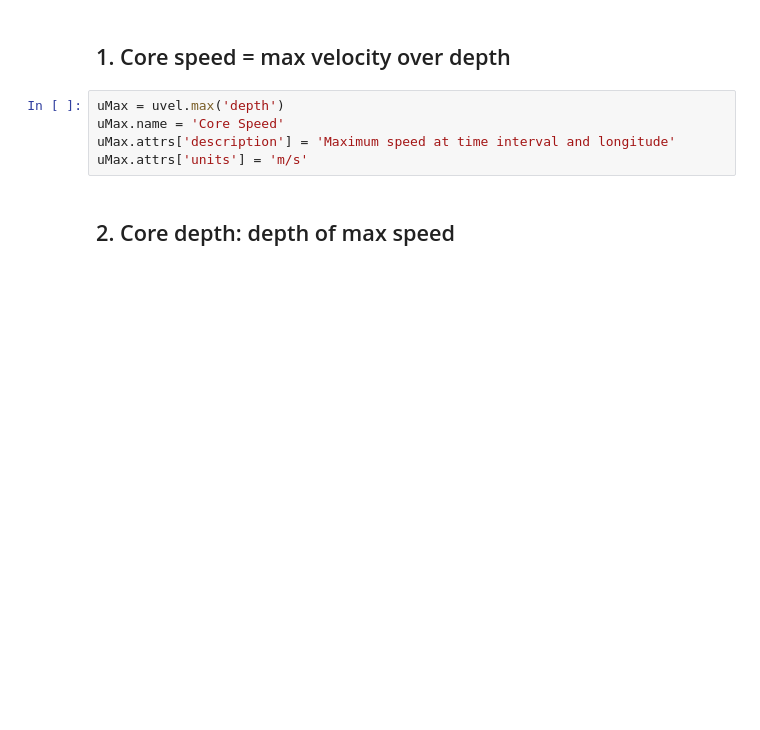
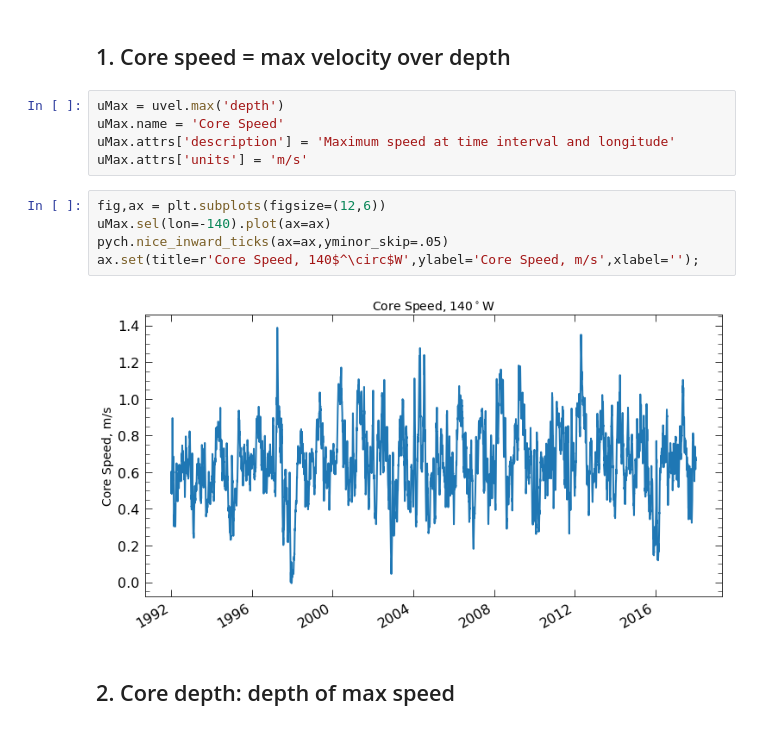
Before and after one commit to timothyas/eccov4-euc, a Jupyter notebook: notebooks/calc_ecco_etpw_corespeed.ipynb, the cells around one changed output. Drawn from its saved outputs; the diff is of its cells as text; blank space fills up the shorter version.

```diff
--- a/notebooks/calc_ecco_etpw_corespeed.ipynb
+++ b/notebooks/calc_ecco_etpw_corespeed.ipynb
@@ -14,6 +14,13 @@ uMax = uvel.max('depth')
 uMax.name = 'Core Speed'
 uMax.attrs['description'] = 'Maximum speed at time interval and longitude'
 uMax.attrs['units'] = 'm/s'
+# %%
+fig,ax = plt.subplots(figsize=(12,6))
+uMax.sel(lon=-140).plot(ax=ax)
+pych.nice_inward_ticks(ax=ax,yminor_skip=.05)
+ax.set(title=r'Core Speed, 140$^\circ$W',ylabel='Core Speed, m/s',xlabel='');
+# %% [output]
+[figure, added]
 # %% [markdown]
 ## 2. Core depth: depth of max speed
 # %%
```
Also changed, not shown: parts of 13 cells of this notebook, 1 other file.
